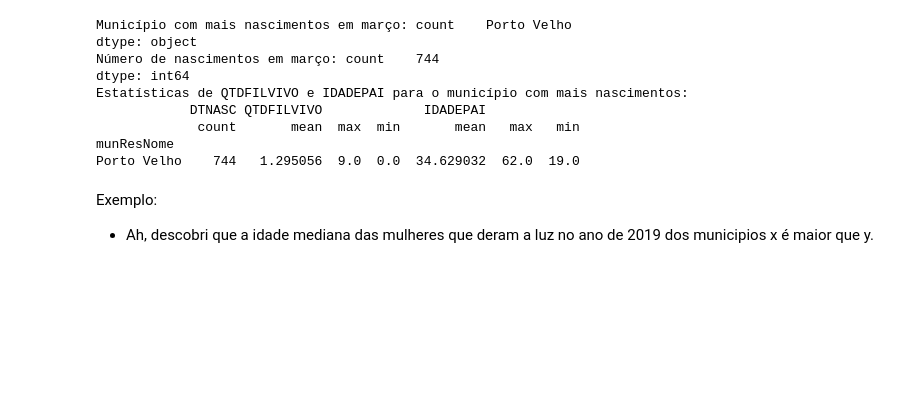
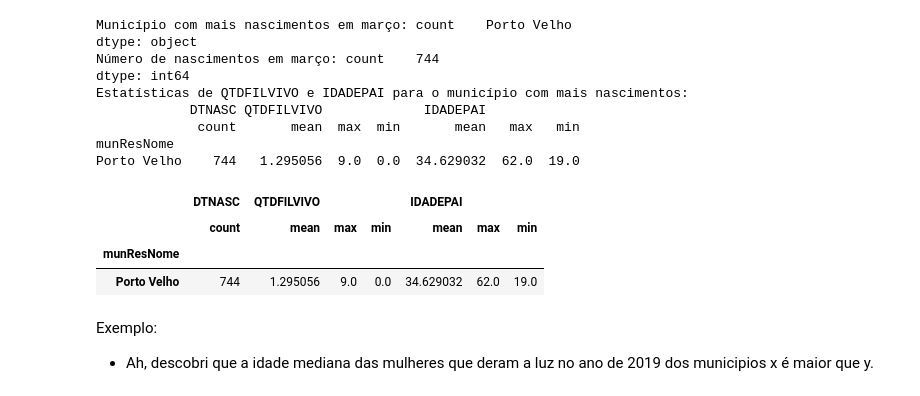
Before and after one commit to CaduPortifolio/An-lise, a Jupyter notebook: Mod9Tarefa1.ipynb, the cells around one changed output. Saved outputs shown, nothing was run; the diff lists cells and outputs as text; code cells hidden in the pictures; blank space fills up the shorter version.

```diff
--- a/Mod9Tarefa1.ipynb
+++ b/Mod9Tarefa1.ipynb
@@ -175,6 +175,13 @@ Estatísticas de QTDFILVIVO e IDADEPAI para o município com mais nascimentos:
              count       mean  max  min       mean   max   min
 munResNome
 Porto Velho    744   1.295056  9.0  0.0  34.629032  62.0  19.0
+# %%
+estatisticas_municipio_max.head()
+# %% [output]
+|  | DTNASC | QTDFILVIVO |  |  | IDADEPAI |  |  |
+|  | count | mean | max | min | mean | max | min |
+| munResNome |  |  |  |  |  |  |  |
+| Porto Velho | 744 | 1.295056 | 9.0 | 0.0 | 34.629032 | 62.0 | 19.0 |
 # %% [markdown]
 Exemplo:
 - Ah, descobri que a idade mediana das mulheres que deram a luz no ano de 2019 dos municipios x é maior que y.
```
Also changed, not shown: parts of 3 cells of this notebook.
